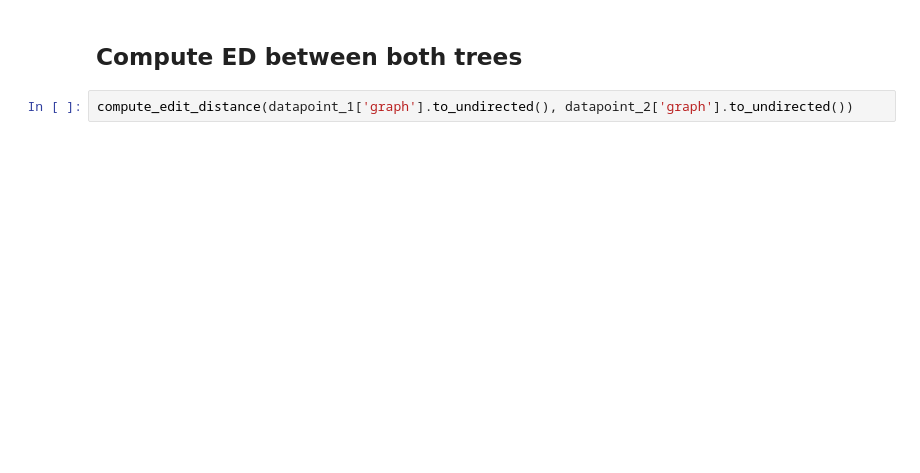
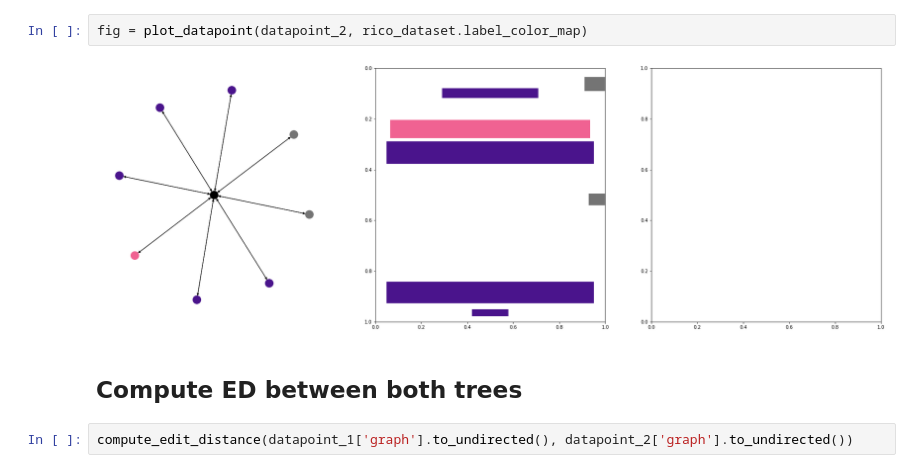
Before and after one commit to SSamDav/Layout-GNN, a Jupyter notebook: notebooks/1_ui_similarity.ipynb, the cells around one changed output. Drawn from its saved outputs; the diff is of its cells as text; blank space fills up the shorter version.

```diff
--- a/notebooks/1_ui_similarity.ipynb
+++ b/notebooks/1_ui_similarity.ipynb
@@ -46,3 +45,7 @@ fig = plot_datapoint(datapoint_2, color_label_map, color_node_map)
+# %%
+fig = plot_datapoint(datapoint_2, rico_dataset.label_color_map)
+# %% [output]
+[figure, added]
 # %% [markdown]
 ## Compute ED between both trees
 # %%
```
Also changed, not shown: parts of 13 cells of this notebook, 11 other files.
